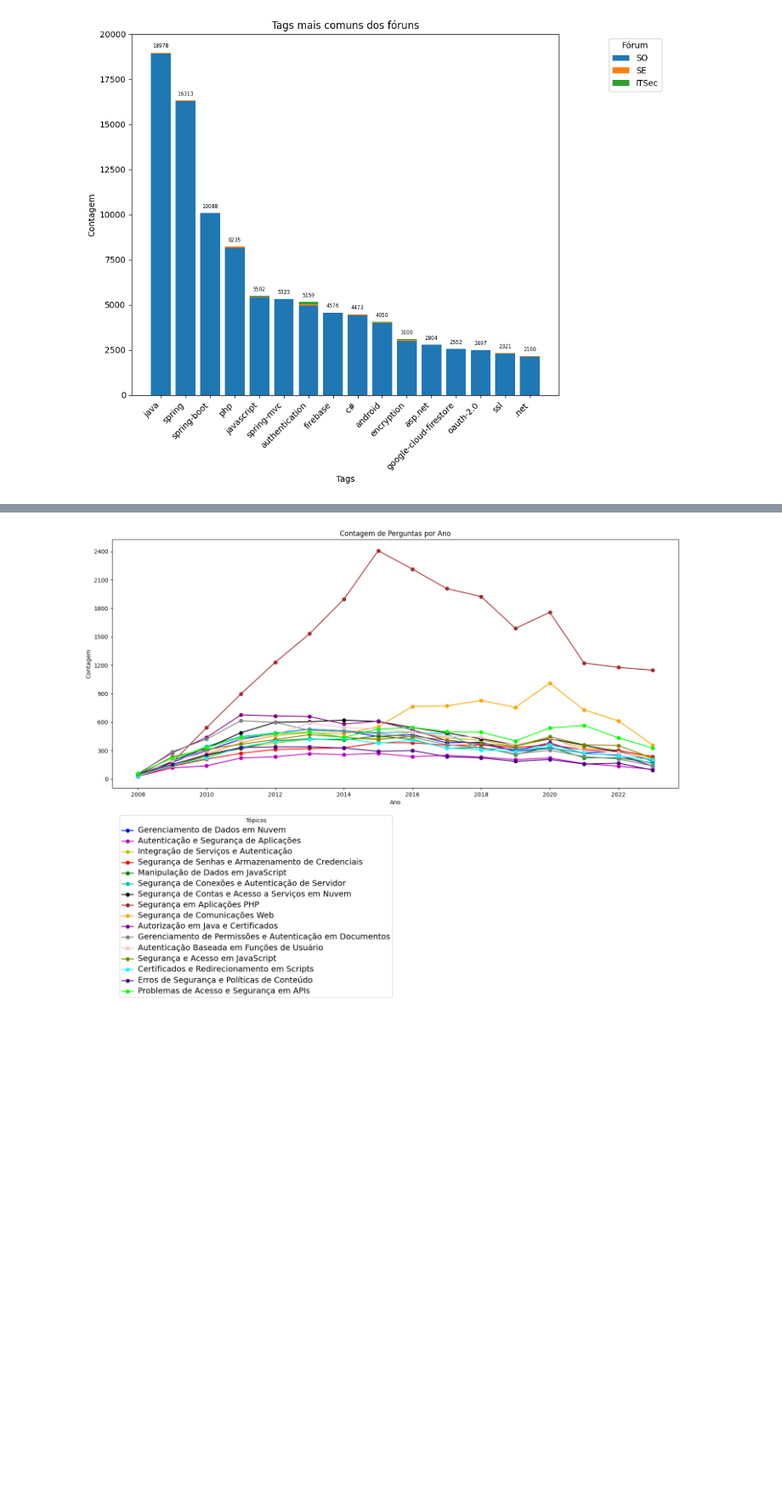
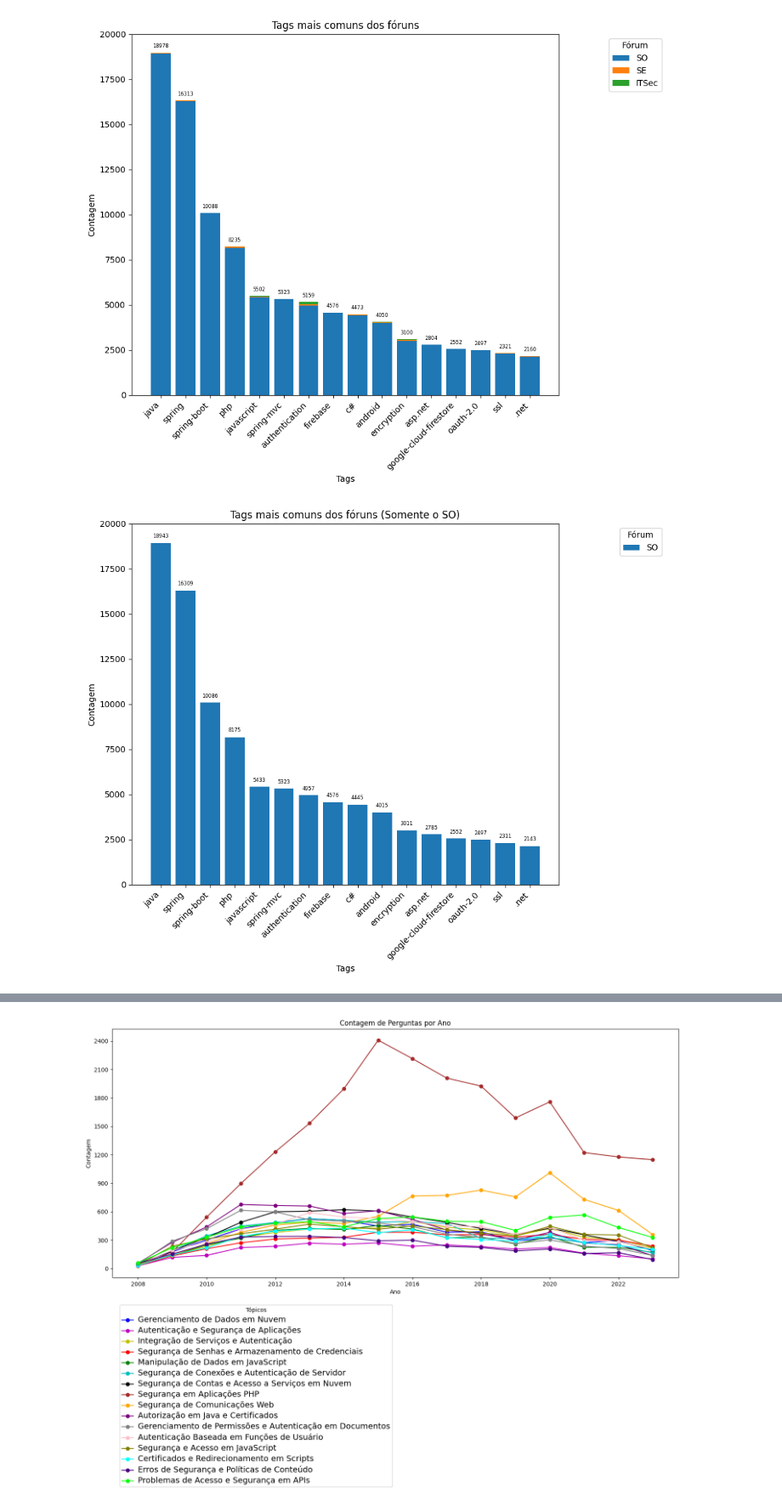
Before and after one commit to TCC-Emily-e-Vitor/Codigo-LDA, a Jupyter notebook: topics.ipynb, the cells around one changed output, grey strips where cells are left out. Shown at 85% size. Drawn from its saved outputs; the diff is of its cells as text; code cells hidden in the pictures; blank space fills up the shorter version.

```diff
--- a/topics.ipynb
+++ b/topics.ipynb
@@ -257,6 +257,7 @@ num_topics = 16
 output_file = "topics.txt"
 output_file_details = "topics-with-details.txt"
 output_file_tags = "topics-with-tags.txt"
+output_file_views = "topics-with-views.txt"
 
 gpt_labels_1 = [
     "Autorização e Certificados Java",
@@ -310,6 +311,13 @@ with open(output_file_details, 'w') as file:
 
 with open(output_file_tags, 'w') as file:
     file.write(df_combined[['Tags', 'topic_assignment', 'File']].to_string(index=False))
+
+
+df_combined['AcceptedAnswerId'] = df_combined['AcceptedAnswerId'].fillna(0).astype(int)
+df_combined['Id'] = df_combined['Id'].fillna(0).astype(int)
+
+with open(output_file_views, 'w') as file:
+    file.write(df_combined[['topic_assignment', 'ViewCount', 'File', 'AcceptedAnswerId', 'Id']].to_string(index=False))
 # %%
 # Imagem das 15 tags mais comuns entre os fóruns
 
@@ -369,3 +377,61 @@ plt.tight_layout()
 plt.show()
 # %% [output]
 [figure]
+# %%
+import pandas as pd
+from collections import Counter, defaultdict
+import matplotlib.pyplot as plt
+
+tag_counts_by_topic = Counter()
+tag_counts_by_forum = defaultdict(Counter)
+
+total_tag_count = 0
+
+excluded_words = ['security']
+
+# Assuming df_combined is your DataFrame
+for index, row in df_combined.iterrows():
+    topic = row['topic_assignment']
+    tags = row['Tags']
+    forum = row['File']
+
+    if forum == 'SO':  # Filter only 'SO' forum
+        for tag in tags:
+            if not any(word in tag for word in excluded_words):
+                tag_counts_by_topic[tag] += 1
+                tag_counts_by_forum[forum][tag] += 1
+                total_tag_count += 1
+
+max_tags_to_display = 16
+
+top_tags = tag_counts_by_topic.most_common(max_tags_to_display)
+tags = [tag[0] for tag in top_tags]
+counts = [tag[1] for tag in top_tags]
+forum_counts = {forum: [forum_count[tag] for tag in tags] for forum, forum_count in tag_counts_by_forum.items()}
+
+fig, ax = plt.subplots(figsize=(10, 8))
+x = range(len(tags))
+
+bottom = [0] * len(tags)
+total_forum_counts = [0] * len(tags)
+
+for forum, forum_count in forum_counts.items():
+    bars = ax.bar(tags, forum_count, label=forum, bottom=bottom)
+    total_forum_counts = [total_forum_counts[i] + forum_count[i] for i in range(len(tags))]
+    bottom = [bottom[i] + count for i, count in enumerate(forum_count)]
+
+for tag, total_count in zip(tags, total_forum_counts):
+    ax.annotate(total_count, xy=(tags.index(tag), total_count), xytext=(0, 6), textcoords='offset points', ha='center', fontsize=6)
+
+ax.set_xlabel('Tags')
+ax.set_ylabel('Contagem')
+ax.set_title('Tags mais comuns dos fóruns (Somente o SO)')
+ax.legend(title='Fórum', loc='upper right', bbox_to_anchor=(1.25, 1))
+
+ax.set_ylim(0, 20000)
+
+plt.xticks(rotation=45, ha='right')
+plt.tight_layout()
+plt.show()
+# %% [output]
+[figure, added]
```
Also changed, not shown: parts of 4 cells of this notebook.
